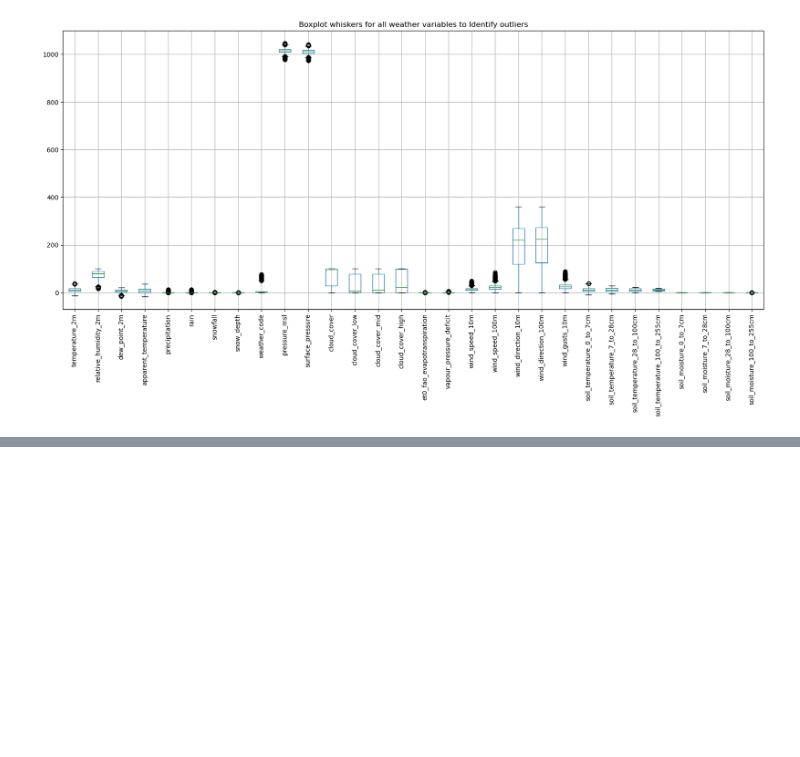
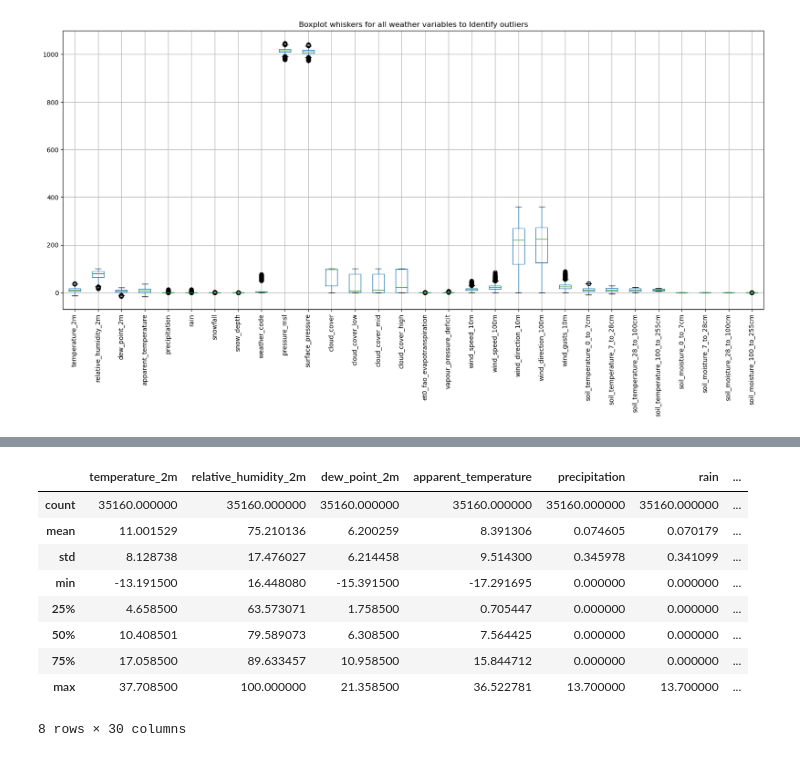
Before and after one commit to dev-ezzy/Traffic--Weather-analysis, a Jupyter notebook: weather.ipynb, the cells around one changed output, grey strips where cells are left out. Saved outputs shown, nothing was run; the diff lists cells and outputs as text; code cells hidden in the pictures; blank space fills up the shorter version.

Commit message:
calculated summary statistics

```diff
--- a/weather.ipynb
+++ b/weather.ipynb
@@ -257,0 +263,14 @@ plt.show();
+# %%
+#descriptive statistics
+weather_data.describe()
+# %% [output]
+|  | temperature_2m | relative_humidity_2m | dew_point_2m | apparent_temperature | precipitation | rain | ... |
+| count | 35160.000000 | 35160.000000 | 35160.000000 | 35160.000000 | 35160.000000 | 35160.000000 | ... |
+| mean | 11.001529 | 75.210136 | 6.200259 | 8.391306 | 0.074605 | 0.070179 | ... |
+| std | 8.128738 | 17.476027 | 6.214458 | 9.514300 | 0.345978 | 0.341099 | ... |
+| min | -13.191500 | 16.448080 | -15.391500 | -17.291695 | 0.000000 | 0.000000 | ... |
+| 25% | 4.658500 | 63.573071 | 1.758500 | 0.705447 | 0.000000 | 0.000000 | ... |
+| 50% | 10.408501 | 79.589073 | 6.308500 | 7.564425 | 0.000000 | 0.000000 | ... |
+| 75% | 17.058500 | 89.633457 | 10.958500 | 15.844712 | 0.000000 | 0.000000 | ... |
+| max | 37.708500 | 100.000000 | 21.358500 | 36.522781 | 13.700000 | 13.700000 | ... |
+8 rows × 30 columns
```
Also changed, not shown: parts of 1 cell of this notebook.
